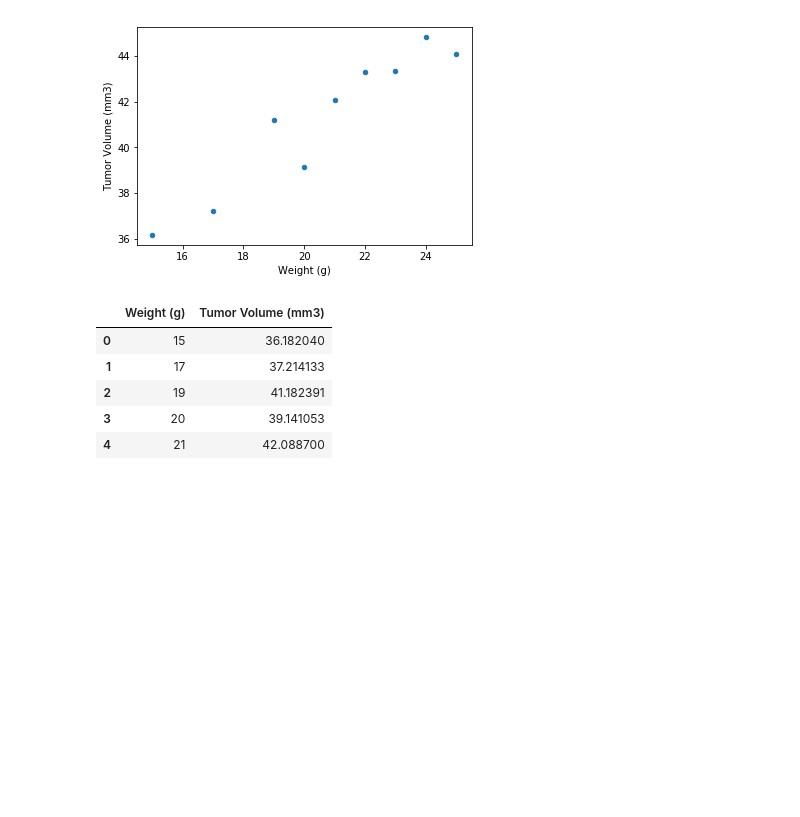
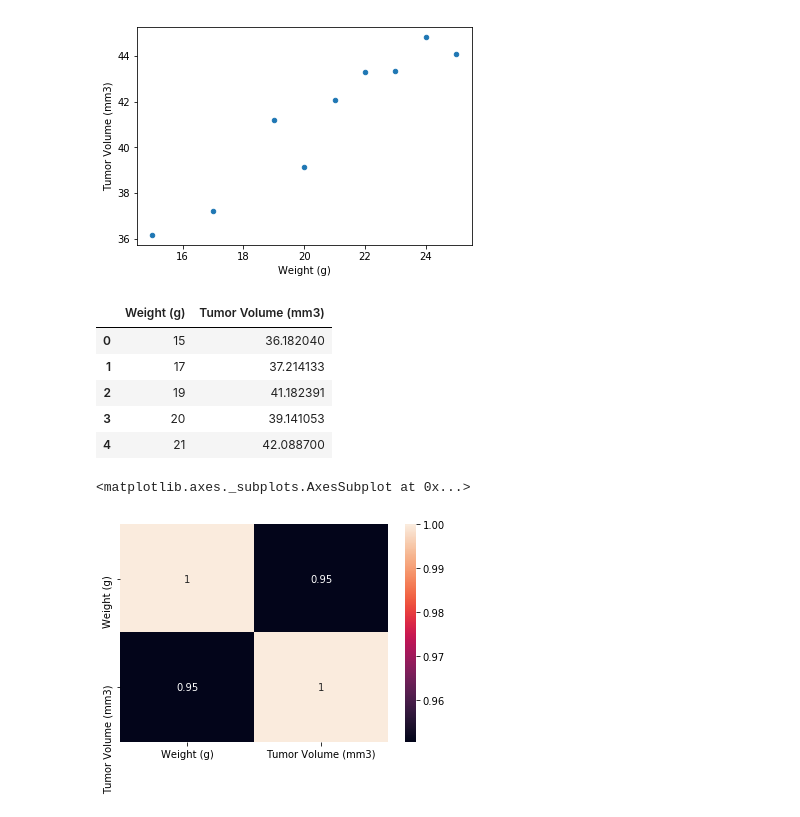
Before and after one commit to bhernan2/matplotlib-challenge, a Jupyter notebook: Pymaceuticals/pymaceuticals_starter.ipynb, the cells around one changed output. Saved outputs shown, nothing was run; the diff lists cells and outputs as text; code cells hidden in the pictures; blank space fills up the shorter version.

Commit message:
calculated correlation coefficient and calculted linear regression model

```diff
--- a/Pymaceuticals/pymaceuticals_starter.ipynb
+++ b/Pymaceuticals/pymaceuticals_starter.ipynb
@@ -294,4 +294,10 @@ plt.show()
 | 2 | 19 | 41.182391 |
 | 3 | 20 | 39.141053 |
 | 4 | 21 | 42.088700 |
+# %%
+# Calculate the correlation coefficient
+sns.heatmap(capomulin_grouped_df.corr(), annot=True)
+# %% [output]
+<matplotlib.axes._subplots.AxesSubplot at 0x...>
+[figure, added]
 # %%
```
Also changed, not shown: parts of 2 cells of this notebook.
